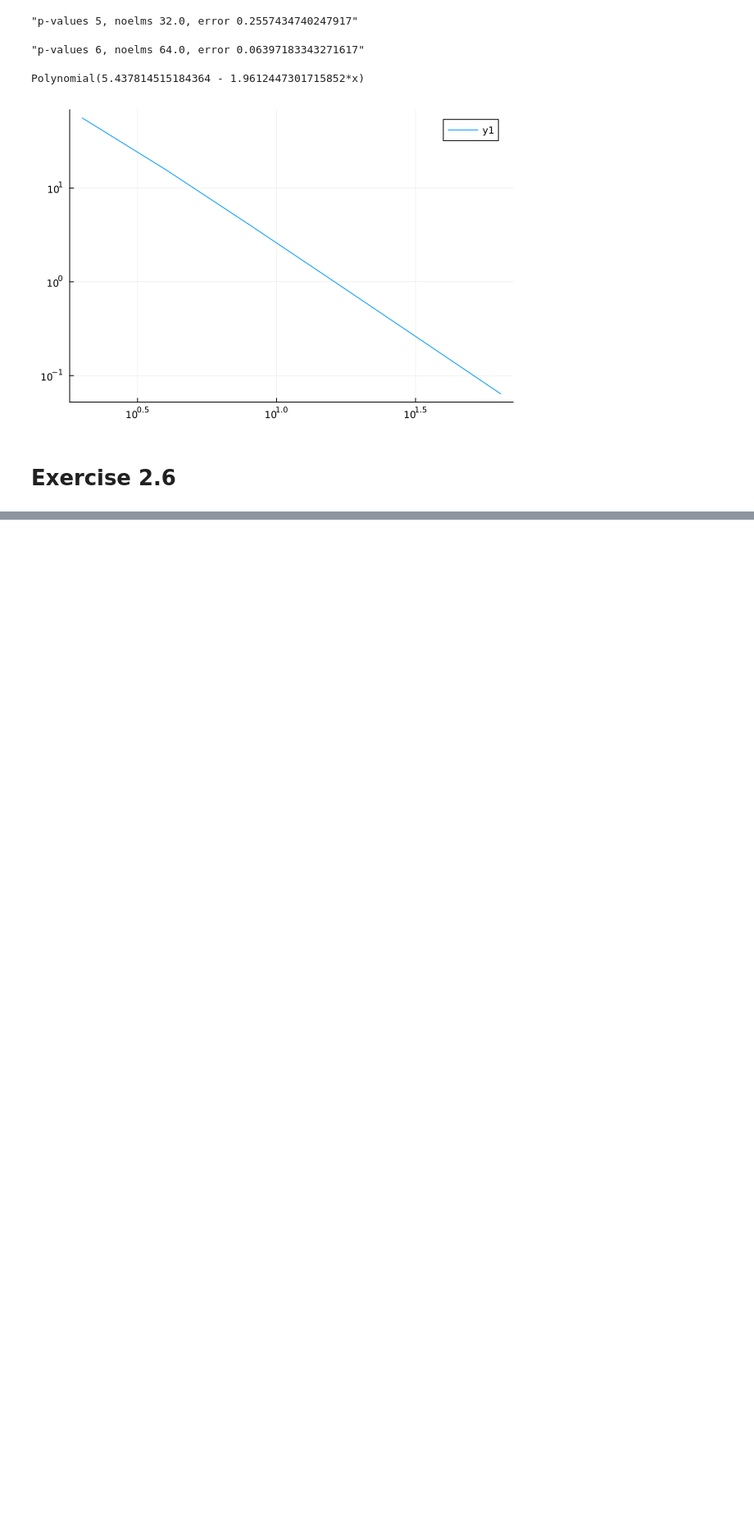
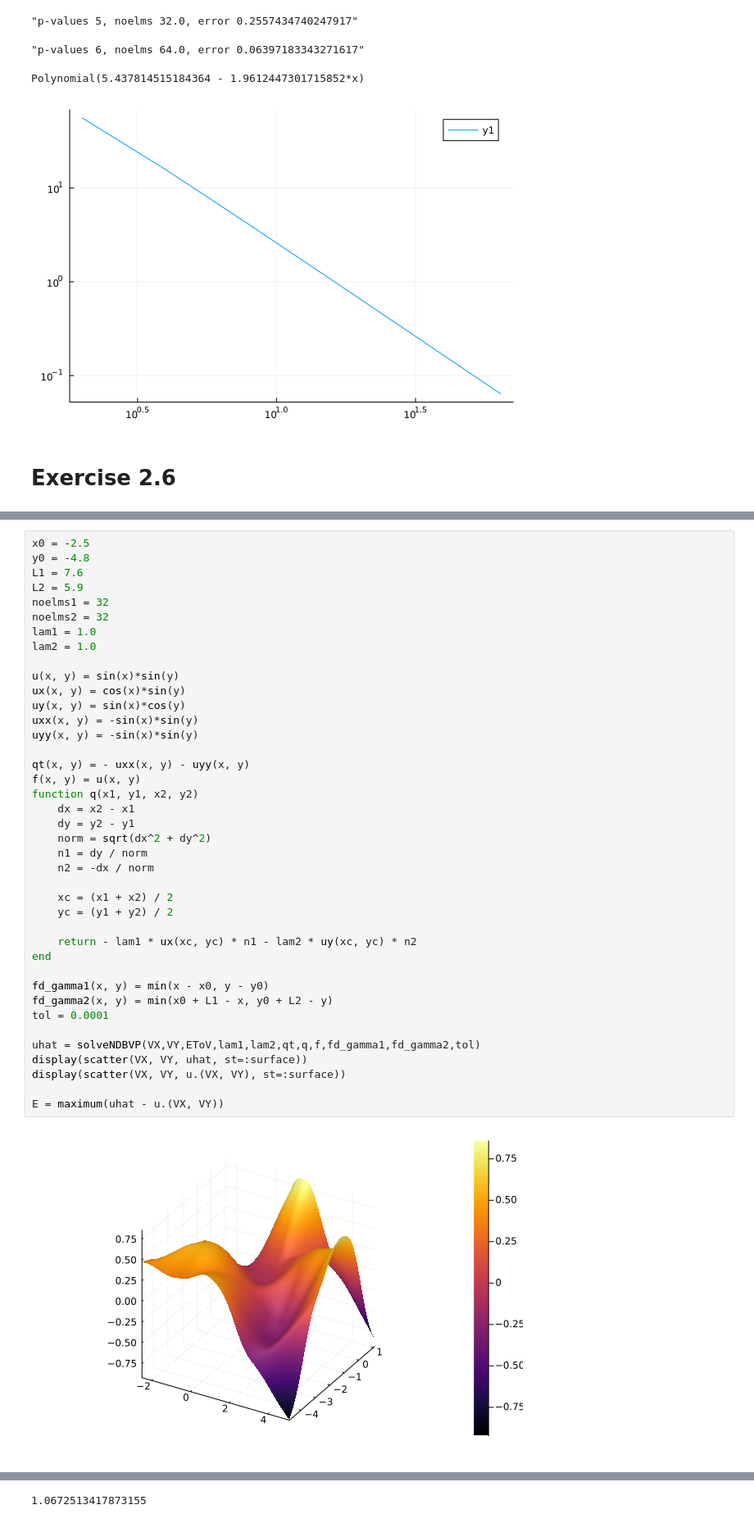
Before and after one commit to jkbch/FEM, a Jupyter notebook: week 2/Jakobs_julia_week2.ipynb, the cells around one changed output, grey strips where cells are left out. Shown at 82% size. Saved outputs shown, nothing was run; the diff lists cells and outputs as text; blank space fills up the shorter version.

```diff
--- a/week 2/Jakobs_julia_week2.ipynb
+++ b/week 2/Jakobs_julia_week2.ipynb
@@ -404,0 +567,42 @@ Polynomial(5.437814515184364 - 1.9612447301715852*x)
+# %%
+x0 = -2.5
+y0 = -4.8
+L1 = 7.6
+L2 = 5.9
+noelms1 = 32
+noelms2 = 32
+lam1 = 1.0
+lam2 = 1.0
+
+u(x, y) = sin(x)*sin(y)
+ux(x, y) = cos(x)*sin(y)
+uy(x, y) = sin(x)*cos(y)
+uxx(x, y) = -sin(x)*sin(y)
+uyy(x, y) = -sin(x)*sin(y)
+
+qt(x, y) = - uxx(x, y) - uyy(x, y)
+f(x, y) = u(x, y)
+function q(x1, y1, x2, y2)
+    dx = x2 - x1
+    dy = y2 - y1
+    norm = sqrt(dx^2 + dy^2)
+    n1 = dy / norm
+    n2 = -dx / norm
+
+    xc = (x1 + x2) / 2
+    yc = (y1 + y2) / 2
+
+    return - lam1 * ux(xc, yc) * n1 - lam2 * uy(xc, yc) * n2
+end
+
+fd_gamma1(x, y) = min(x - x0, y - y0)
+fd_gamma2(x, y) = min(x0 + L1 - x, y0 + L2 - y)
+tol = 0.0001
+
+uhat = solveNDBVP(VX,VY,EToV,lam1,lam2,qt,q,f,fd_gamma1,fd_gamma2,tol)
+display(scatter(VX, VY, uhat, st=:surface))
+display(scatter(VX, VY, u.(VX, VY), st=:surface))
+
+E = maximum(uhat - u.(VX, VY))
+# %% [output]
+[figure, added]
@@ -404,0 +610 @@ Polynomial(5.437814515184364 - 1.9612447301715852*x)
+1.0672513417873155
```
Also changed, not shown: parts of 9 cells of this notebook.
